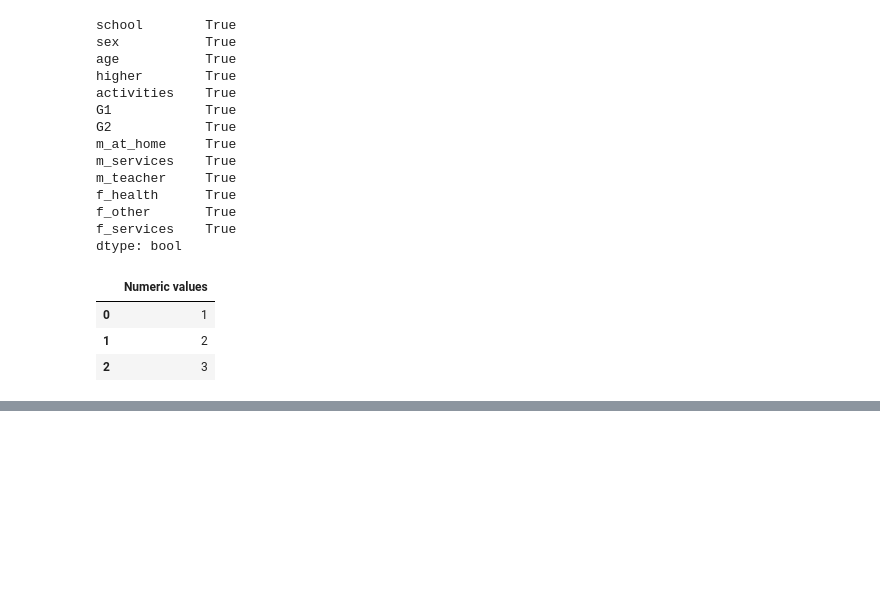
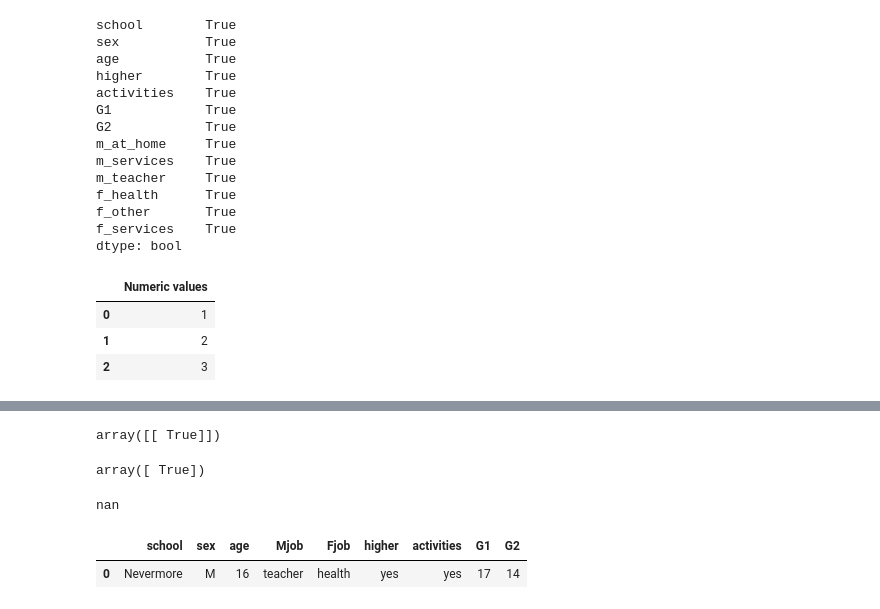
Before and after one commit to MishkaKnizhka98/Project, a Jupyter notebook: Untitled.ipynb, the cells around one changed output, grey strips where cells are left out. Cells and saved outputs as stored; diff of their text form; code cells hidden in the pictures; blank space fills up the shorter version.

```diff
--- a/Untitled.ipynb
+++ b/Untitled.ipynb
@@ -275,0 +264,29 @@ nan
+# %%
+w == 0
+# %% [output]
+array([[ True]])
+# %%
+b == 10
+# %% [output]
+array([ True])
+# %%
+r_sq
+# %% [output]
+nan
+# %%
+    new_student = {
+        "school": "Nevermore",
+        "sex": "M",
+        "age": 16,
+        "Mjob": "teacher",
+        "Fjob": "health",
+        "higher": "yes",
+        "activities": "yes",
+        "G1": 17,
+        "G2": 14}
+    new_student = pd.DataFrame(new_student, index=[0])
+# %%
+new_student
+# %% [output]
+|  | school | sex | age | Mjob | Fjob | higher | activities | G1 | G2 |
+| 0 | Nevermore | M | 16 | teacher | health | yes | yes | 17 | 14 |
```
Also changed, not shown: parts of 11 cells of this notebook, 1 other file.
